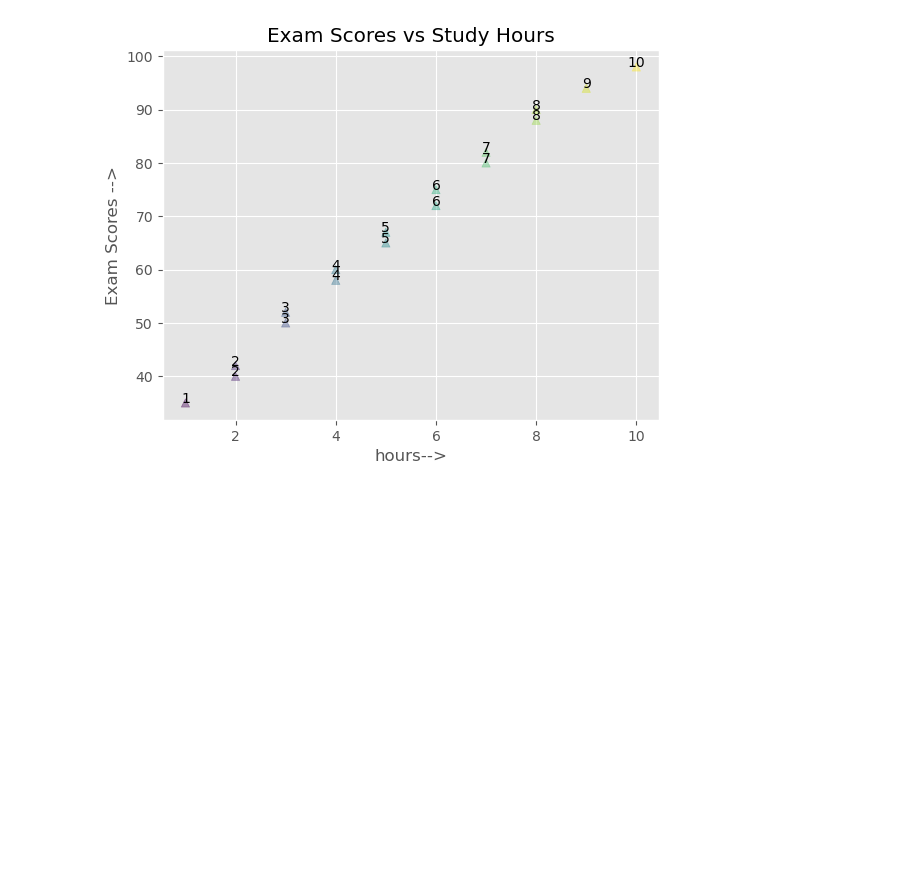
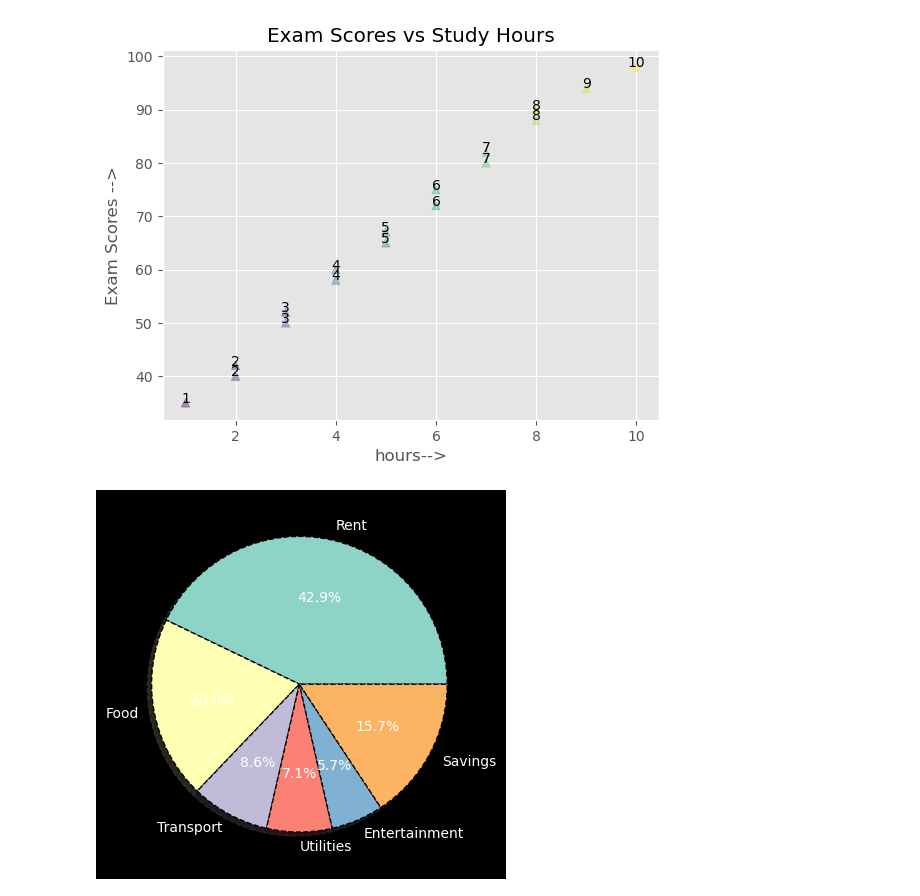
Before and after one commit to abhi170212/AI, a Jupyter notebook: Revision/anaconda_projects/db/matplotlib.ipynb, the cells around one changed output. Drawn from its saved outputs; the diff is of its cells as text; code cells hidden in the pictures; blank space fills up the shorter version.

Commit message:
revision-pie-chart

```diff
--- a/Revision/anaconda_projects/db/matplotlib.ipynb
+++ b/Revision/anaconda_projects/db/matplotlib.ipynb
@@ -119,3 +119,28 @@ for i in range(len(study_hours)):
     plt.text(study_hours[i],exam_score[i],str(study_hours[i]),ha="center")
 # %% [output]
 [figure]
+# %%
+categories = [
+    "Rent",
+    "Food",
+    "Transport",
+    "Utilities",
+    "Entertainment",
+    "Savings"
+]
+
+amount = [
+    15000, 7000, 3000,
+    2500, 2000, 5500
+]
+
+plt.pie(amount,
+        labels=categories,
+        autopct="%1.1f%%",
+        shadow=True,
+        wedgeprops={'edgecolor':'black','linewidth':1,'linestyle':'--'})
+plt.style.available
+plt.style.use("dark_background")
+plt.title
+# %% [output]
+[figure, added]
```
